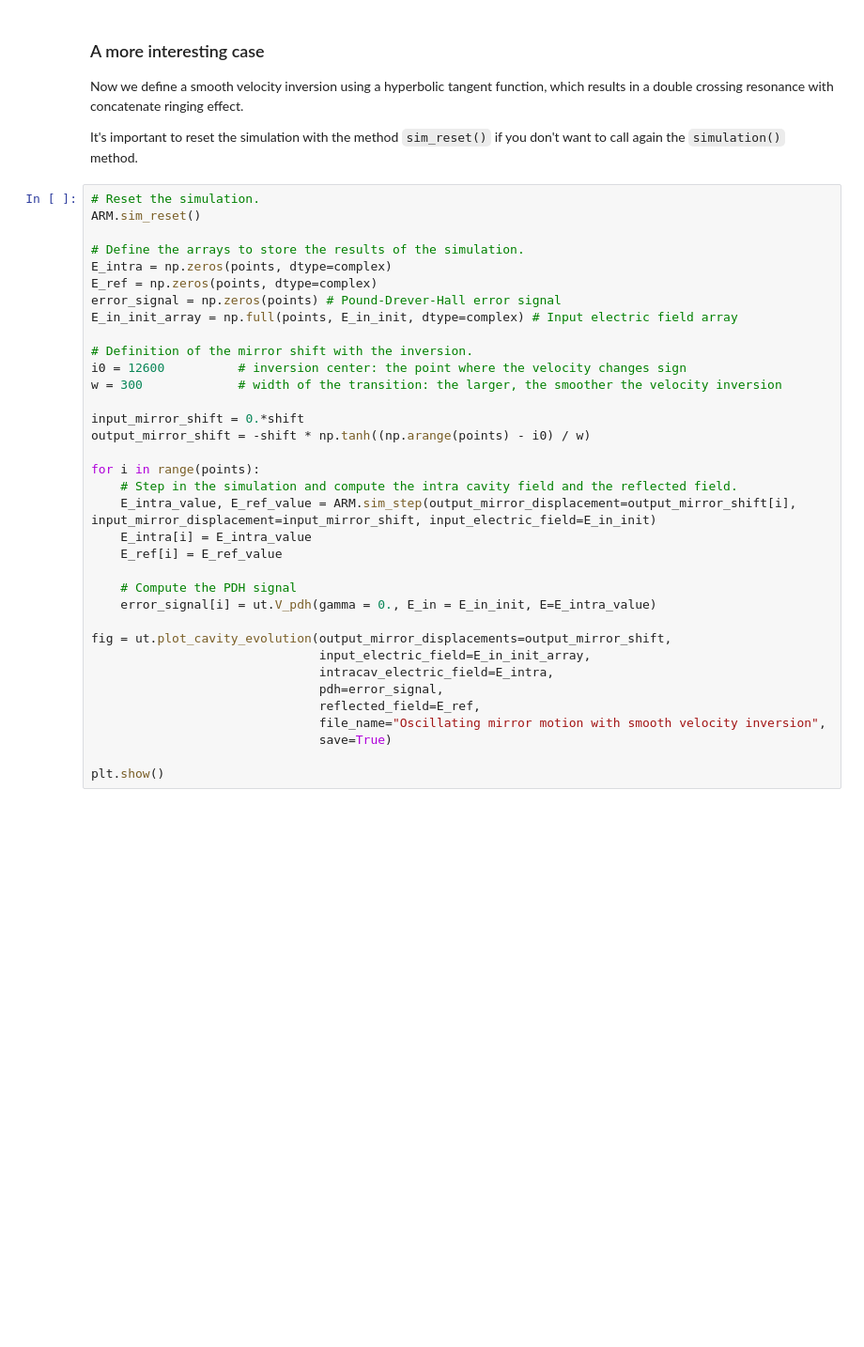
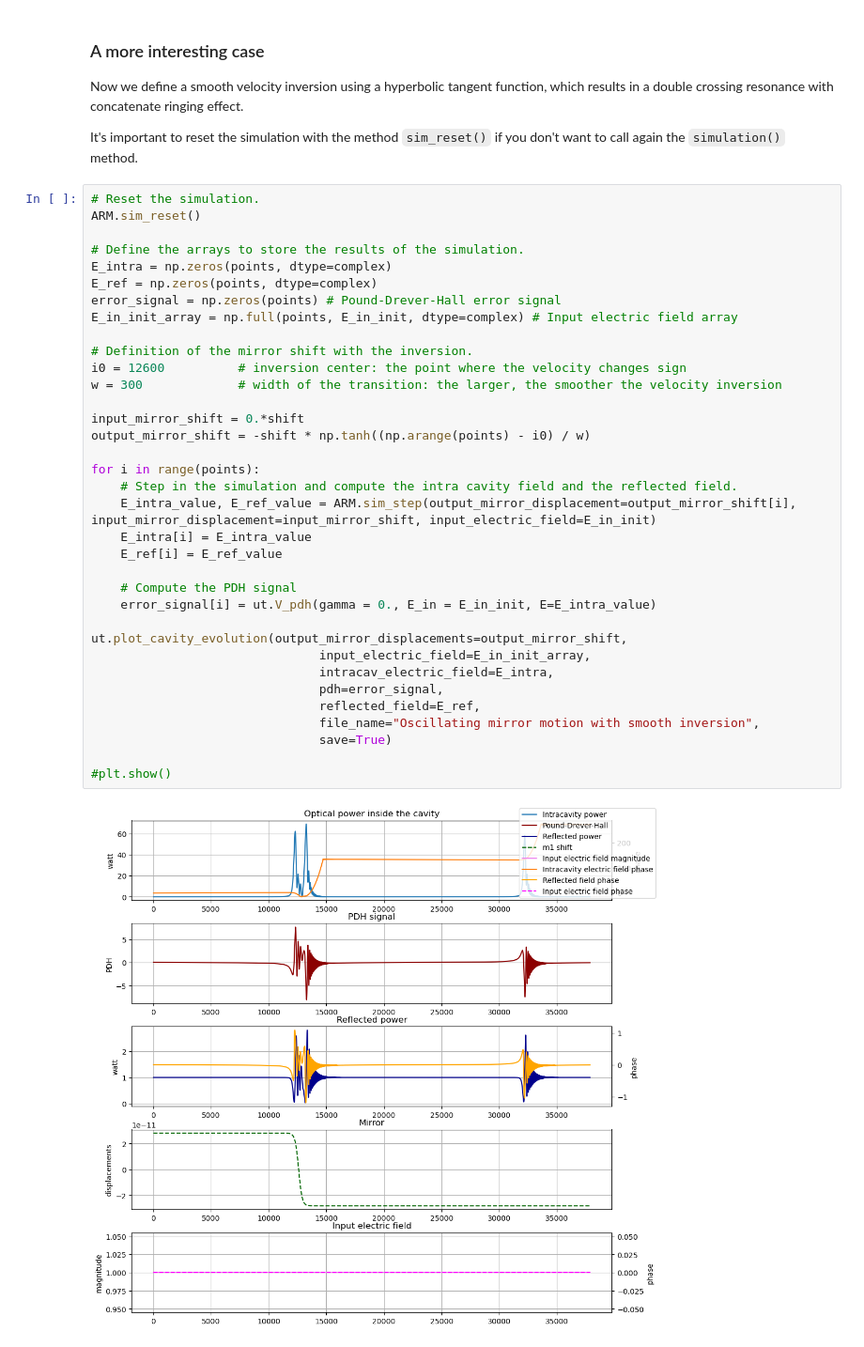
Before and after one commit to matib12/oreonspy, a Jupyter notebook: nb/example.ipynb, the cells around one changed output. Shown at 94% size. Cells and saved outputs as stored; diff of their text form; blank space fills up the shorter version.

```diff
--- a/nb/example.ipynb
+++ b/nb/example.ipynb
@@ -132,33 +134,35 @@ It's important to reset the simulation with the method `sim_reset()` if you don'
 ARM.sim_reset()
 
 # Define the arrays to store the results of the simulation.
 E_intra = np.zeros(points, dtype=complex)
 E_ref = np.zeros(points, dtype=complex)
 error_signal = np.zeros(points) # Pound-Drever-Hall error signal
 E_in_init_array = np.full(points, E_in_init, dtype=complex) # Input electric field array
 
 # Definition of the mirror shift with the inversion.
 i0 = 12600          # inversion center: the point where the velocity changes sign
 w = 300             # width of the transition: the larger, the smoother the velocity inversion
 
 input_mirror_shift = 0.*shift
 output_mirror_shift = -shift * np.tanh((np.arange(points) - i0) / w)
 
 for i in range(points):
     # Step in the simulation and compute the intra cavity field and the reflected field.
     E_intra_value, E_ref_value = ARM.sim_step(output_mirror_displacement=output_mirror_shift[i], input_mirror_displacement=input_mirror_shift, input_electric_field=E_in_init)
     E_intra[i] = E_intra_value
     E_ref[i] = E_ref_value
 
     # Compute the PDH signal
     error_signal[i] = ut.V_pdh(gamma = 0., E_in = E_in_init, E=E_intra_value)
 
-fig = ut.plot_cavity_evolution(output_mirror_displacements=output_mirror_shift,
+ut.plot_cavity_evolution(output_mirror_displacements=output_mirror_shift,
                                input_electric_field=E_in_init_array,
                                intracav_electric_field=E_intra,
                                pdh=error_signal,
                                reflected_field=E_ref,
-                               file_name="Oscillating mirror motion with smooth velocity inversion",
+                               file_name="Oscillating mirror motion with smooth inversion",
                                save=True)
 
-plt.show()
+#plt.show()
+# %% [output]
+[figure, added]
```
Also changed, not shown: parts of 1 cell of this notebook, 1 other file.
